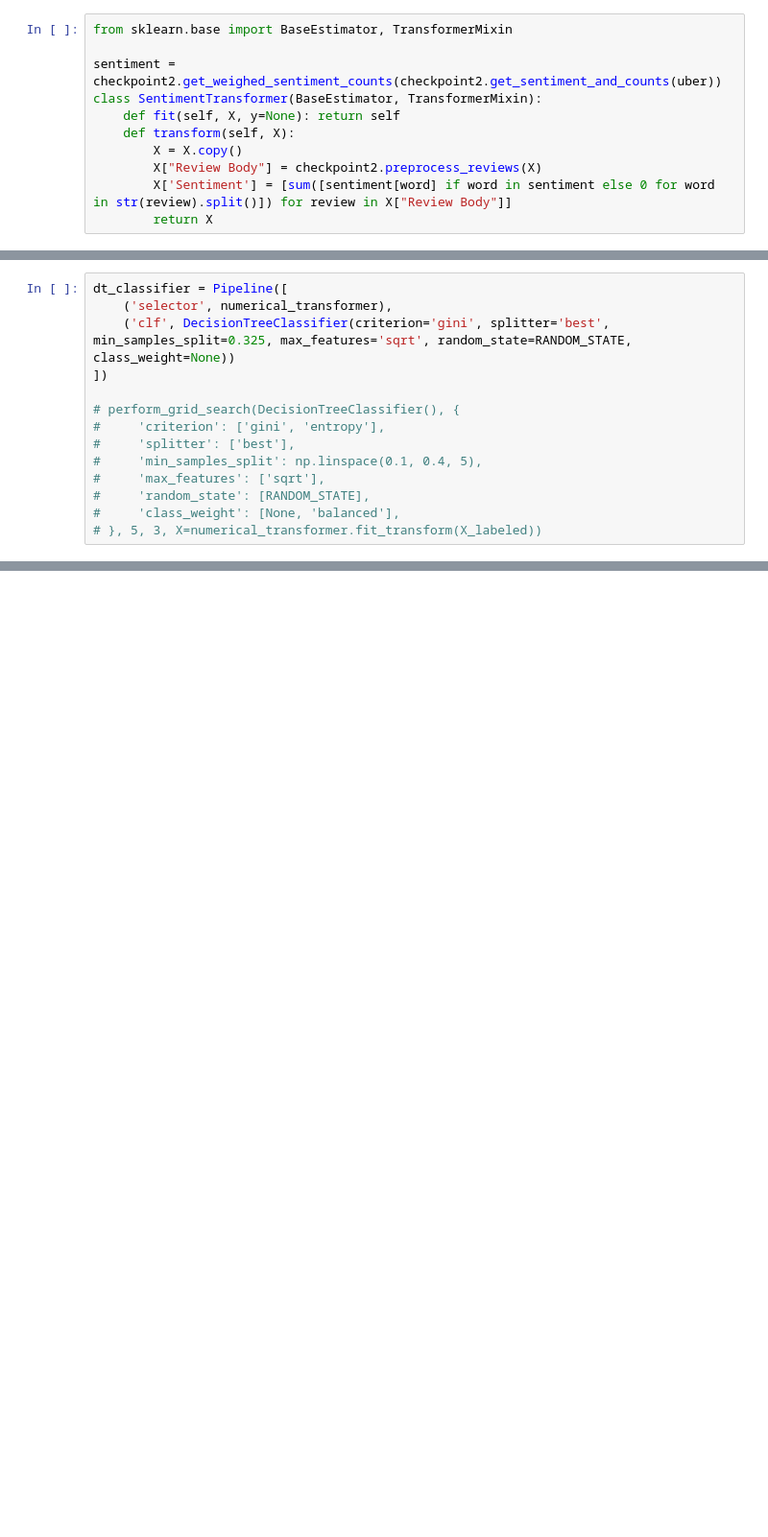
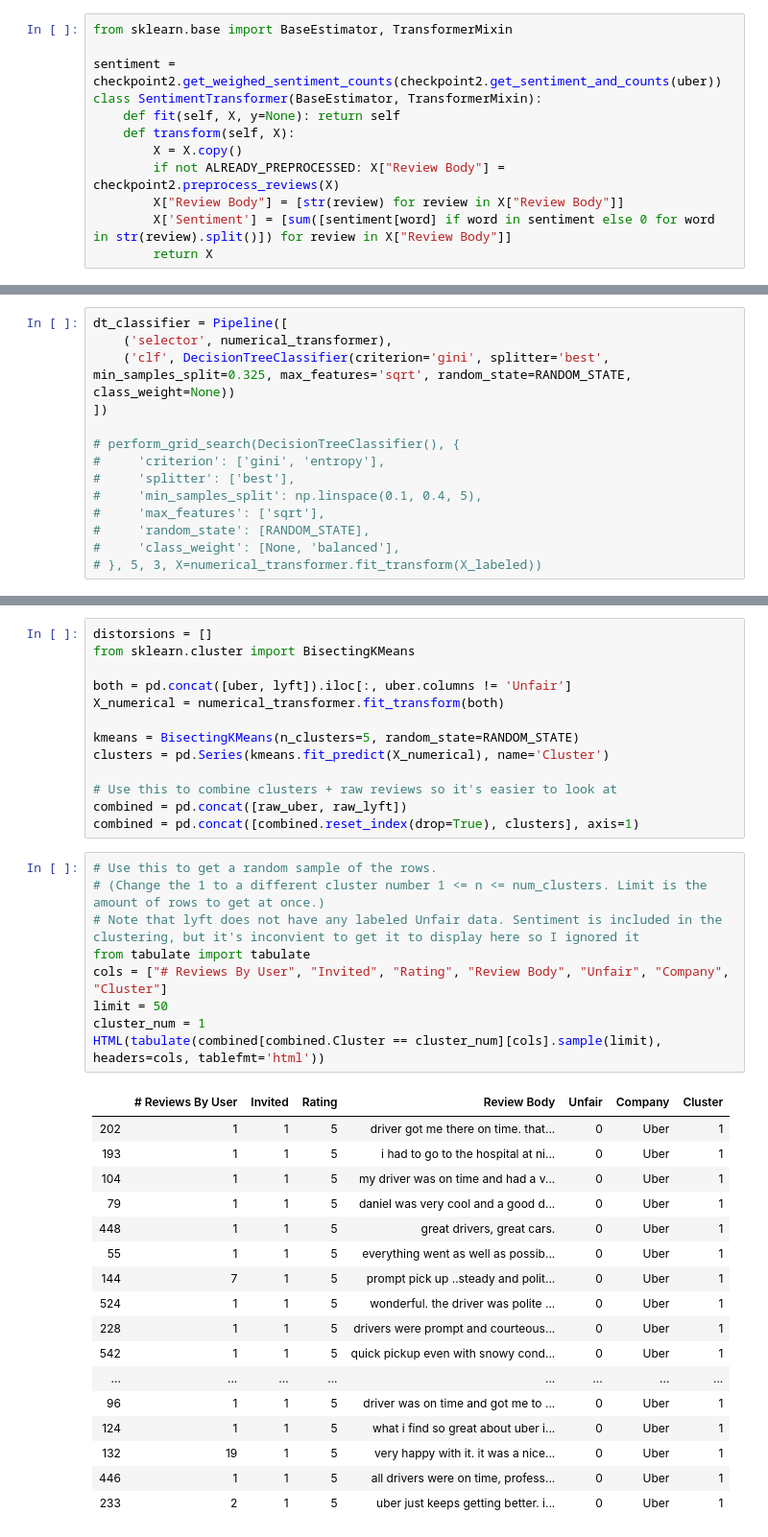
Before and after one commit to evkes/CPSC-4300-Gig-Economy, a Jupyter notebook: janetTest.ipynb, the cells around one changed output, grey strips where cells are left out. Shown: that part at 96% size. Drawn from its saved outputs; the diff is of its cells as text; blank space fills up the shorter version.

```diff
--- a/janetTest.ipynb
+++ b/janetTest.ipynb
@@ -34,7 +59,8 @@ class SentimentTransformer(BaseEstimator, TransformerMixin):
     def fit(self, X, y=None): return self
     def transform(self, X):
         X = X.copy()
-        X["Review Body"] = checkpoint2.preprocess_reviews(X)
+        if not ALREADY_PREPROCESSED: X["Review Body"] = checkpoint2.preprocess_reviews(X)
+        X["Review Body"] = [str(review) for review in X["Review Body"]]
         X['Sentiment'] = [sum([sentiment[word] if word in sentiment else 0 for word in str(review).split()]) for review in X["Review Body"]]
         return X
 # %%
@@ -150,0 +151,40 @@ AttributeError: 'KMeans' object has no attribute 'shape'
+# %%
+distorsions = []
+from sklearn.cluster import BisectingKMeans
+
+both = pd.concat([uber, lyft]).iloc[:, uber.columns != 'Unfair']
+X_numerical = numerical_transformer.fit_transform(both)
+
+kmeans = BisectingKMeans(n_clusters=5, random_state=RANDOM_STATE)
+clusters = pd.Series(kmeans.fit_predict(X_numerical), name='Cluster')
+
+# Use this to combine clusters + raw reviews so it's easier to look at
+combined = pd.concat([raw_uber, raw_lyft])
+combined = pd.concat([combined.reset_index(drop=True), clusters], axis=1)
+# %%
+# Use this to get a random sample of the rows.
+# (Change the 1 to a different cluster number 1 <= n <= num_clusters. Limit is the amount of rows to get at once.)
+# Note that lyft does not have any labeled Unfair data. Sentiment is included in the clustering, but it's inconvient to get it to display here so I ignored it
+from tabulate import tabulate
+cols = ["# Reviews By User", "Invited", "Rating", "Review Body", "Unfair", "Company", "Cluster"]
+limit = 50
+cluster_num = 1
+HTML(tabulate(combined[combined.Cluster == cluster_num][cols].sample(limit), headers=cols, tablefmt='html'))
+# %% [output]
+|  | # Reviews By User | Invited | Rating | Review Body | Unfair | Company | Cluster |
+| 202 | 1 | 1 | 5 | driver got me there on time. that... | 0 | Uber | 1 |
+| 193 | 1 | 1 | 5 | i had to go to the hospital at ni... | 0 | Uber | 1 |
+| 104 | 1 | 1 | 5 | my driver was on time and had a v... | 0 | Uber | 1 |
+| 79 | 1 | 1 | 5 | daniel was very cool and a good d... | 0 | Uber | 1 |
+| 448 | 1 | 1 | 5 | great drivers, great cars. | 0 | Uber | 1 |
+| 55 | 1 | 1 | 5 | everything went as well as possib... | 0 | Uber | 1 |
+| 144 | 7 | 1 | 5 | prompt pick up ..steady and polit... | 0 | Uber | 1 |
+| 524 | 1 | 1 | 5 | wonderful. the driver was polite ... | 0 | Uber | 1 |
+| 228 | 1 | 1 | 5 | drivers were prompt and courteous... | 0 | Uber | 1 |
+| 542 | 1 | 1 | 5 | quick pickup even with snowy cond... | 0 | Uber | 1 |
+| ... | ... | ... | ... | ... | ... | ... | ... |
+| 96 | 1 | 1 | 5 | driver was on time and got me to ... | 0 | Uber | 1 |
+| 124 | 1 | 1 | 5 | what i find so great about uber i... | 0 | Uber | 1 |
+| 132 | 19 | 1 | 5 | very happy with it. it was a nice... | 0 | Uber | 1 |
+| 446 | 1 | 1 | 5 | all drivers were on time, profess... | 0 | Uber | 1 |
+| 233 | 2 | 1 | 5 | uber just keeps getting better. i... | 0 | Uber | 1 |
```
Also changed, not shown: parts of 6 cells of this notebook, 2 other files.
